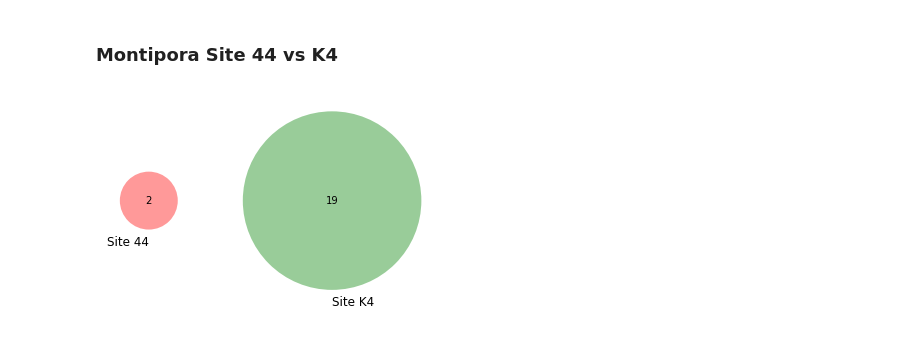
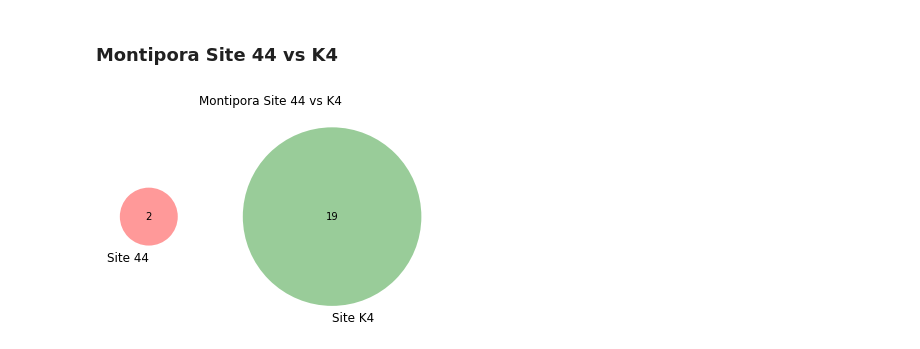
Before and after one commit to kubu4/coral_rnaseq_2017, a Jupyter notebook: analyses/coral_venn_diagrams.ipynb, the cells around one changed output. Drawn from its saved outputs; the diff is of its cells as text; code cells hidden in the pictures.

```diff
--- a/analyses/coral_venn_diagrams.ipynb
+++ b/analyses/coral_venn_diagrams.ipynb
@@ -15,7 +11,7 @@ plt.show()
 mont_bvnb_b=pd.read_csv("montipora/20190611_montipora_all_DEG_b_vs_nb_GO/edgeR.6228.dir/P0.05_C1.bleached-UP.subset.GOseq.enriched.GOterms.txt", header=None)
 mont_bvnb_nb=pd.read_csv("montipora/20190611_montipora_all_DEG_b_vs_nb_GO/edgeR.6228.dir/P0.05_C1.non-bleached-UP.subset.GOseq.enriched.GOterms.txt", header=None)
 mont_44vk4_44=pd.read_csv("montipora/20191121_montipora_all_DEG_44_vs_k4_GO/edgeR.29831.dir/P0.05_C1.44-UP.subset.GOseq.enriched.GOterms.txt", header=None)
-mont_44vk4_k4=pd.read_csv("montipora/20191121_montipora_all_DEG_44_vs_k4_GO/edgeR.29831.dir/P0.05_C1.k4-UP.subset.GOseq.depleted.GOterms.txt", header=None)
+mont_44vk4_k4=pd.read_csv("montipora/20191121_montipora_all_DEG_44_vs_k4_GO/edgeR.29831.dir/P0.05_C1.k4-UP.subset.GOseq.enriched.GOterms.txt", header=None)
 porites_bvnb_b=pd.read_csv("porites/20190603_all_salmon_DEG_b_vs_nb_GO/edgeR.32435.dir/P0.05_C1.bleached-UP.subset.GOseq.enriched.GOterms.txt", header=None)
 porites_bvnb_nb=pd.read_csv("porites/20190603_all_salmon_DEG_b_vs_nb_GO/edgeR.32435.dir/P0.05_C1.non-bleached-UP.subset.GOseq.enriched.GOterms.txt", header=None)
 porites_fvm_k5_f=pd.read_csv("porites/20190610_all_DEG_f_vs_m_k5_GO/edgeR.8639.dir/P0.05_C1.female-UP.subset.GOseq.enriched.GOterms.txt", header=None)
@@ -41,6 +38,7 @@ plt.show()
 ### Montipora Site 44 vs K4
 # %%
 venn2([set(mont_44vk4_44[0]), set(mont_44vk4_k4[0])], ('Site 44', 'Site K4'))
+plt.title("Montipora Site 44 vs K4")
 plt.show()
 # %% [output]
-[figure, old version]
+[figure, new version]
```
Also changed, not shown: parts of 15 cells of this notebook.
